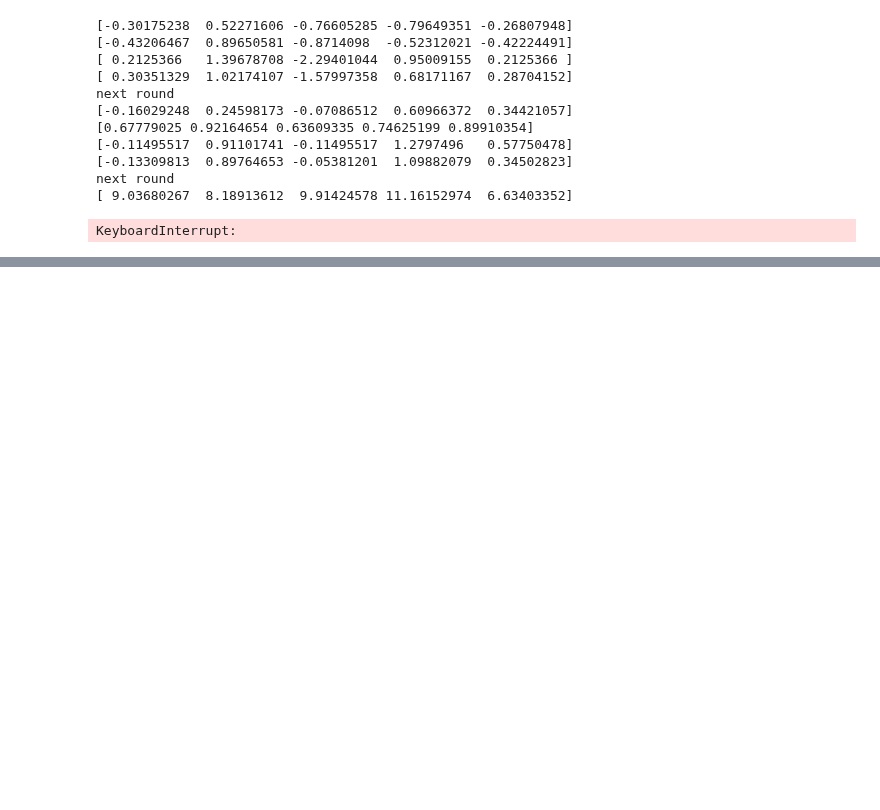
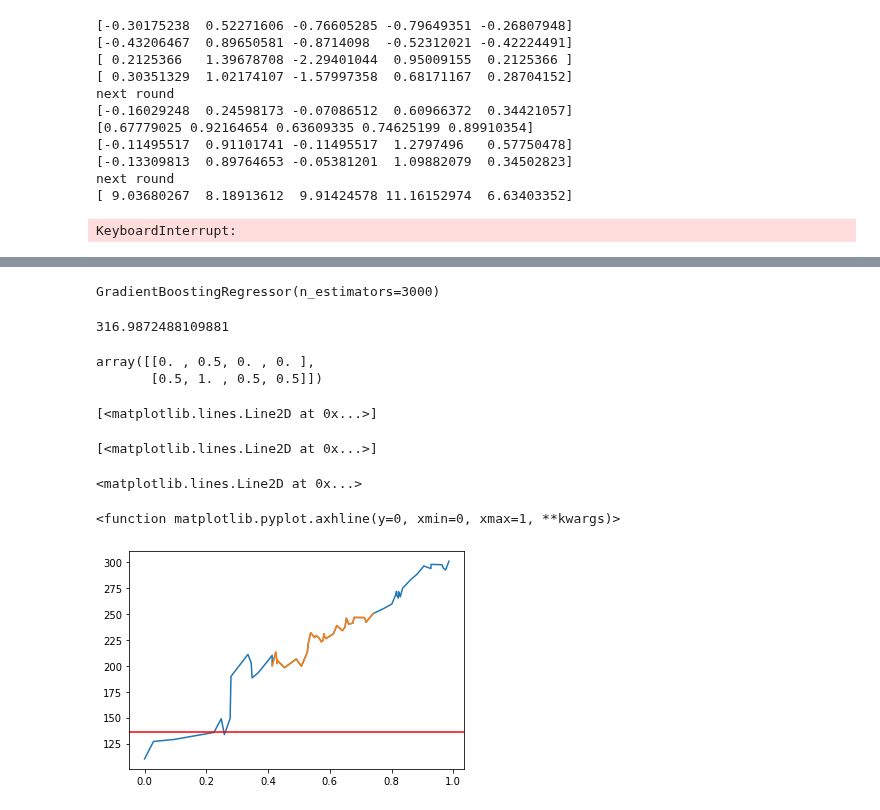
Before and after one commit to Karlmyh/RTER, a Jupyter notebook: test.ipynb, the cells around one changed output, grey strips where cells are left out. Saved outputs shown, nothing was run; the diff lists cells and outputs as text; code cells hidden in the pictures; blank space fills up the shorter version.

```diff
--- a/test.ipynb
+++ b/test.ipynb
@@ -684,0 +698,21 @@ KeyboardInterrupt:
+# %%
+generator=TestDistribution(3).returnDistribution()
+np.random.seed(2)
+X_train,Y_train=generator.generate(1000)
+X_test,Y_test=generator.generate(1000)
+
+truncate_ratio_low, truncate_ratio_up =0.2, 0.7
+# %%
+ERT_model=RegressionTree(estimator="pointwise_extrapolation_estimator",
+                         splitter="maxedge",
+                         min_samples_split=30,
+                         max_depth=4,
+                         order=1,
+                         random_state=3,
+                         truncate_ratio_low=truncate_ratio_low,
+                         truncate_ratio_up=truncate_ratio_up)
+ERT_model.fit(X_train,Y_train)
+Y_hat=ERT_model.predict(X_test)
+
+#np.arange(0.0001,0.04,0.0005).reshape(-1,1)
+MSE(Y_hat,Y_test)
@@ -684,0 +758,35 @@ KeyboardInterrupt:
+# %%
+from sklearn.ensemble import GradientBoostingRegressor
+
+X_train,Y_train=generator.generate(1000)
+X_test,Y_test=generator.generate(1000)
+X_train = (X_train- X_train.min(axis=0))/(X_train.max(axis=0)-X_train.min(axis=0))
+X_test = (X_test- X_test.min(axis=0))/(X_test.max(axis=0)-X_test.min(axis=0))
+model_GBRT = GradientBoostingRegressor(n_estimators = 3000)
+
+model_GBRT.fit(X_train, Y_train.ravel())
+y_hat=model_GBRT.predict(X_test)
+mse_score = MSE(y_hat, Y_test)
+mse_score
+# %% [output]
+GradientBoostingRegressor(n_estimators=3000)
+316.9872488109881
+# %%
+node_range
+# %% [output]
+array([[0. , 0.5, 0. , 0. ],
+       [0.5, 1. , 0.5, 0.5]])
+# %%
+pt_idx=7
+node_range,dt_X, dt_Y,sorted_ratio,sorted_prediction,intercept= ERT_model.get_node_information(1,pt_idx)
+# %%
+plt.plot((sorted_ratio)**2,sorted_prediction)
+plt.plot((sorted_ratio**2)[int(len(sorted_ratio)*truncate_ratio_low):int(len(sorted_ratio)*truncate_ratio_up)],sorted_prediction[int(len(sorted_prediction)*truncate_ratio_low):int(len(sorted_prediction)*truncate_ratio_up)])
+plt.axhline(intercept,color="red")
+plt.axhline#(generator.evaluate(dt_X[pt_idx].reshape(1,-1)),color="blue")
+# %% [output]
+[<matplotlib.lines.Line2D at 0x...>]
+[<matplotlib.lines.Line2D at 0x...>]
+<matplotlib.lines.Line2D at 0x...>
+<function matplotlib.pyplot.axhline(y=0, xmin=0, xmax=1, **kwargs)>
+[figure, added]
```
Also changed, not shown: parts of 11 cells of this notebook, 7 other files.
